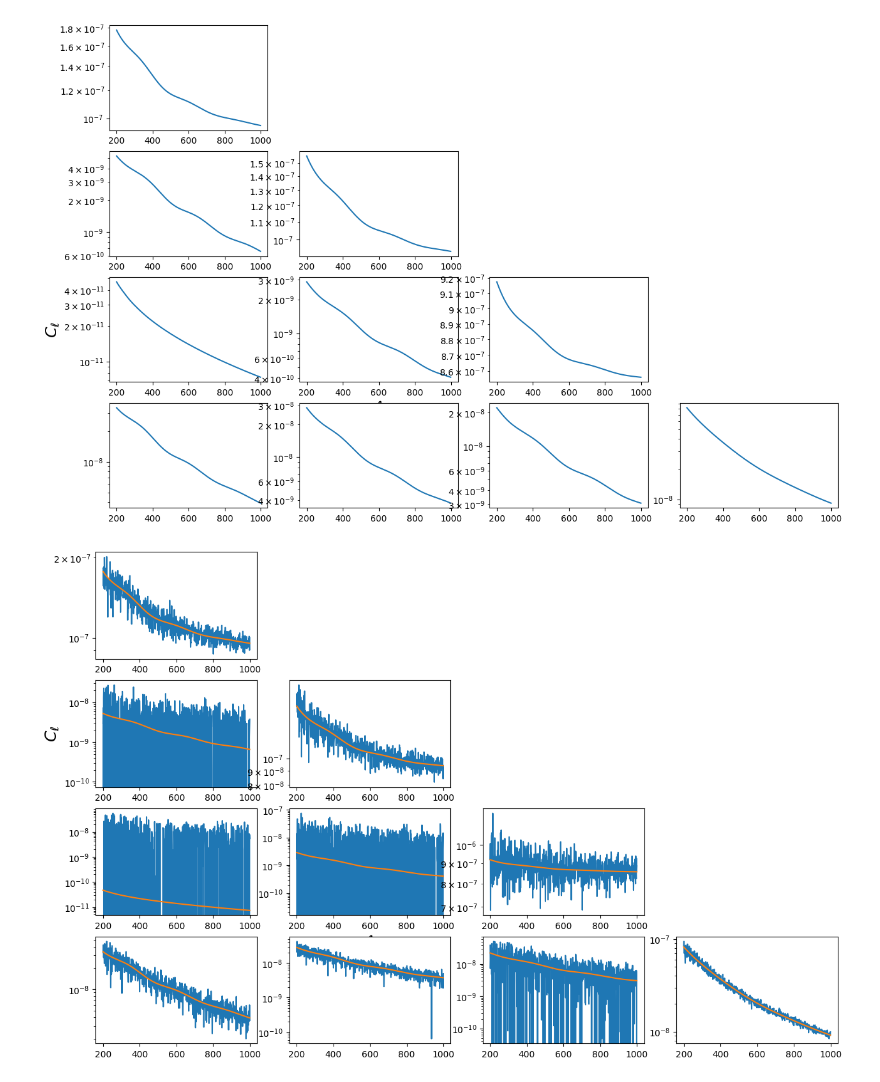
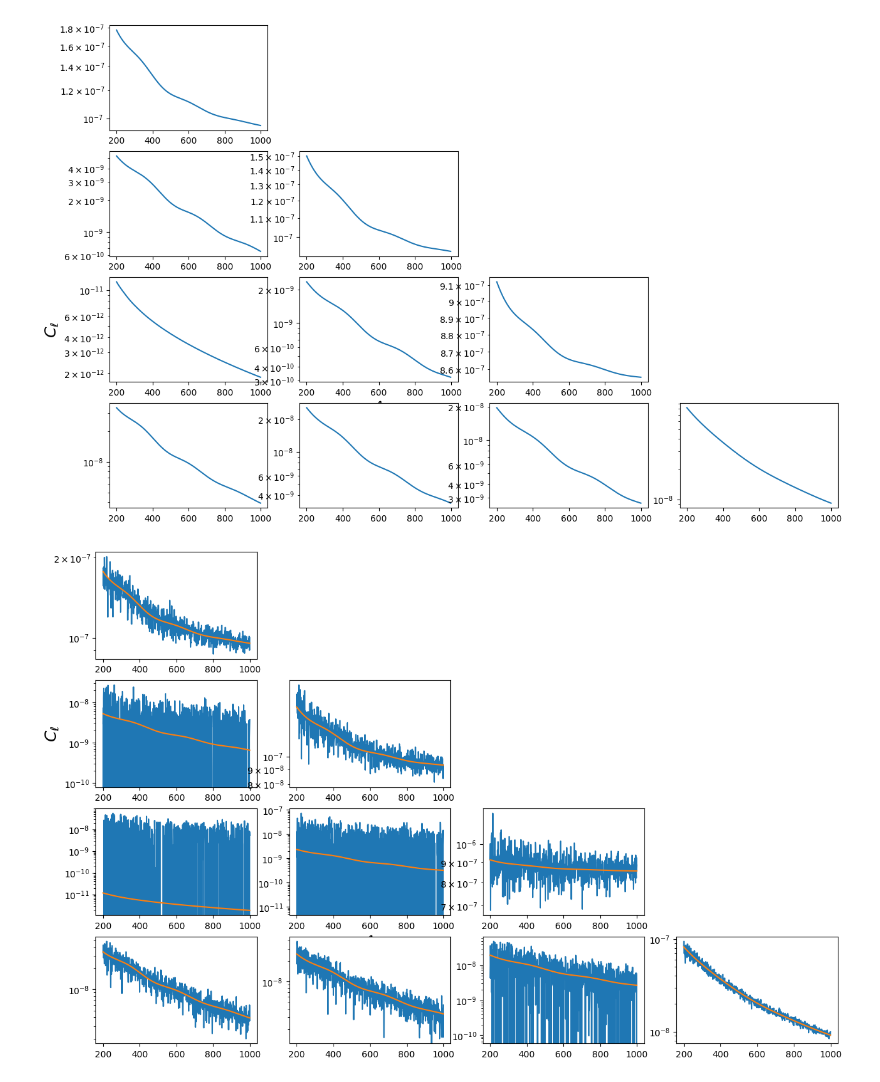
Before and after one commit to fpetri115/LBGforecast, a Jupyter notebook: tests_angpower.ipynb, the cells around one changed output. Saved outputs shown, nothing was run; the diff lists cells and outputs as text; code cells hidden in the pictures.

```diff
--- a/tests_angpower.ipynb
+++ b/tests_angpower.ipynb
@@ -25,3 +18,4 @@ plt.plot(cbias(define_cosmo(), z_space))
 # %%
 nz_params = np.array([0., 0., 0., 0., 0., 0., 0., 0., 0., 0., 0., 0.])
+bias_params = np.array([1, 1, 1, 1])
 # %%
@@ -39,11 +33,11 @@ compare_cls(data[0], cl, ell, figure_size=(15,10), fontsize=18, ncls=3)
 # %%
-cl_CMB = cl_theory_CMB(define_cosmo(), nz_params, 1, 2, ell)
+cl_CMB = cl_theory_CMB(define_cosmo(), nz_params, bias_params, ell)
 # %%
 plot_ncls(cl_CMB, ell, figure_size=(15,10), fontsize=18, ncls=4)
 # %% [output]
-[figure, old version]
+[figure, new version]
 # %%
-data_CMB = cl_data_CMB(define_cosmo(), nz_params, 1, 2, ell, f_sky=0.5, seed=100, ncls=4)
+data_CMB = cl_data_CMB(define_cosmo(), nz_params, bias_params, ell, f_sky=0.5, seed=100, ncls=4)
 compare_cls(data_CMB[0], cl_CMB, ell, figure_size=(15,10), fontsize=18, ncls=4)
 # %% [output]
-[figure, old version]
+[figure, new version]
```
Also changed, not shown: parts of 6 cells of this notebook, 3 other files.
